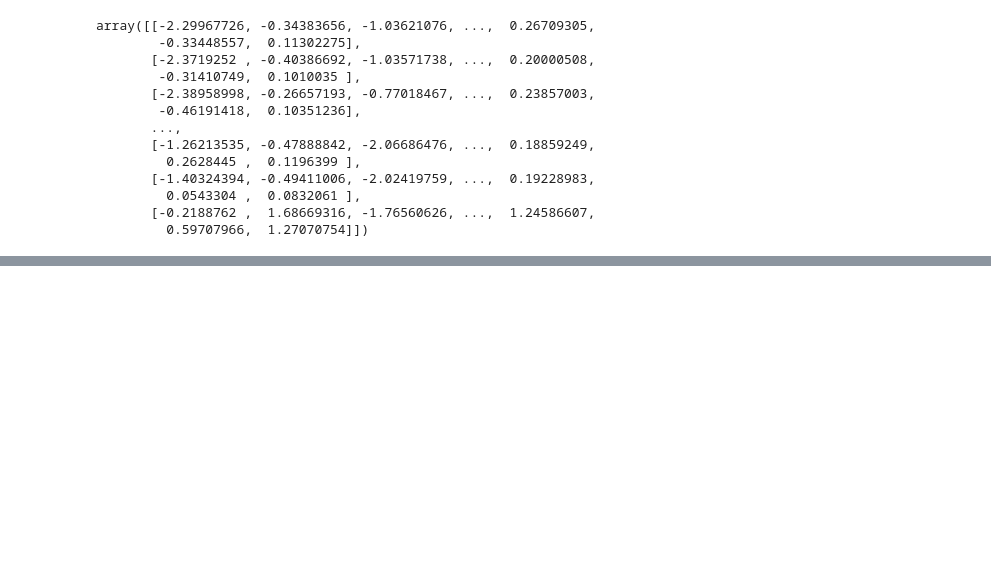
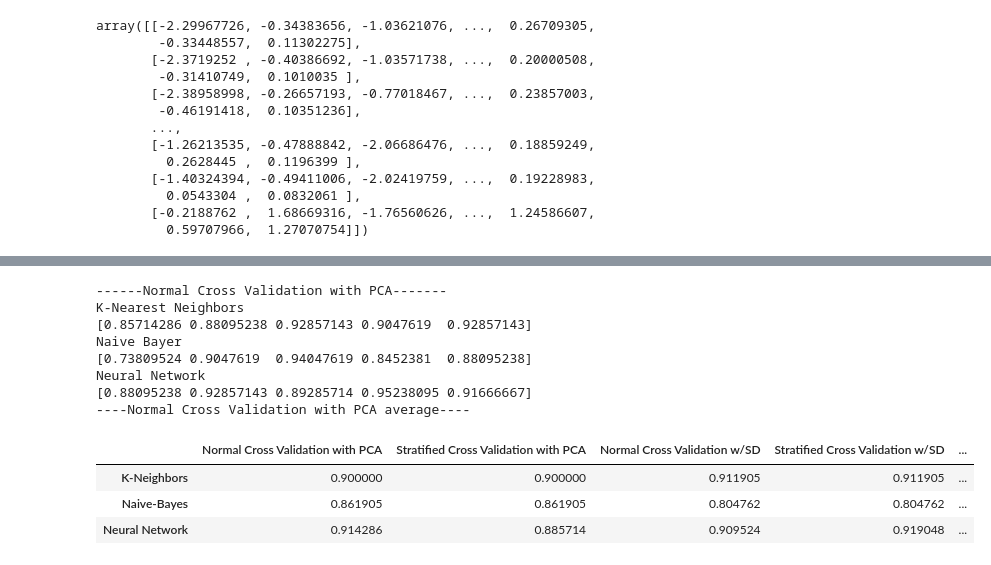
Before and after one commit to OmarGard/DataMining, a Jupyter notebook: Classification.ipynb, the cells around one changed output, grey strips where cells are left out. Saved outputs shown, nothing was run; the diff lists cells and outputs as text; code cells hidden in the pictures; blank space fills up the shorter version.

```diff
--- a/Classification.ipynb
+++ b/Classification.ipynb
@@ -432,9 +445,9 @@ avg_df
 scores_KK = []
 scores_NB = []
 scores_NN = []
-scores_KK = cross_val_score(kk, x, y.ravel(), cv=folds)
-scores_NB = cross_val_score(nb, x, y.ravel(), cv=folds)
-scores_NN = cross_val_score(nn, x, y.ravel(), cv=folds)
+scores_KK = cross_val_score(kk, principalComponents, y.ravel(), cv=folds)
+scores_NB = cross_val_score(nb, principalComponents, y.ravel(), cv=folds)
+scores_NN = cross_val_score(nn, principalComponents, y.ravel(), cv=folds)
 print("------Normal Cross Validation with PCA-------")
 print("K-Nearest Neighbors")
 print(scores_KK)
@@ -444,30 +457,43 @@ print("Neural Network")
 print(scores_NN)
 kk_df_aux = pd.DataFrame(scores_KK,
                    columns=['Normal Cross Validation with PCA'],
                          index=split_names)
 kk_df_result = pd.concat([kk_df_aux,kk_df],axis=1)
 kk_df = kk_df_result
 
 
 nb_df_aux = pd.DataFrame(scores_NB,
                    columns=['Normal Cross Validation with PCA'],
                      index=split_names)
 nb_df_result = pd.concat([nb_df_aux,nb_df],axis=1)
 nb_df = nb_df_result
 
 
 nn_df_aux = pd.DataFrame(scores_NN,
                    columns=['Normal Cross Validation with PCA'],
                          index=split_names)
 nn_df_result = pd.concat([nn_df_aux,nn_df],axis=1)
 nn_df = nn_df_result
 
 strat_avg = [np.mean(scores_KK),
              np.mean(scores_NB),
              np.mean(scores_NN)]
 avg_df_aux = pd.DataFrame(strat_avg,
                       columns=['Normal Cross Validation with PCA'],index=['K-Neighbors','Naive-Bayes','Neural Network'])
 avg_df_result = pd.concat([avg_df_aux,avg_df],axis=1)
 avg_df=avg_df_result
 print("----Normal Cross Validation with PCA average----")
 avg_df
+# %% [output]
+------Normal Cross Validation with PCA-------
+K-Nearest Neighbors
+[0.85714286 0.88095238 0.92857143 0.9047619  0.92857143]
+Naive Bayer
+[0.73809524 0.9047619  0.94047619 0.8452381  0.88095238]
+Neural Network
+[0.88095238 0.92857143 0.89285714 0.95238095 0.91666667]
+----Normal Cross Validation with PCA average----
+|  | Normal Cross Validation with PCA | Stratified Cross Validation with PCA | Normal Cross Validation w/SD | Stratified Cross Validation w/SD | ... |
+| K-Neighbors | 0.900000 | 0.900000 | 0.911905 | 0.911905 | ... |
+| Naive-Bayes | 0.861905 | 0.861905 | 0.804762 | 0.804762 | ... |
+| Neural Network | 0.914286 | 0.885714 | 0.909524 | 0.919048 | ... |
```
Also changed, not shown: parts of 5 cells of this notebook, 1 other file.
